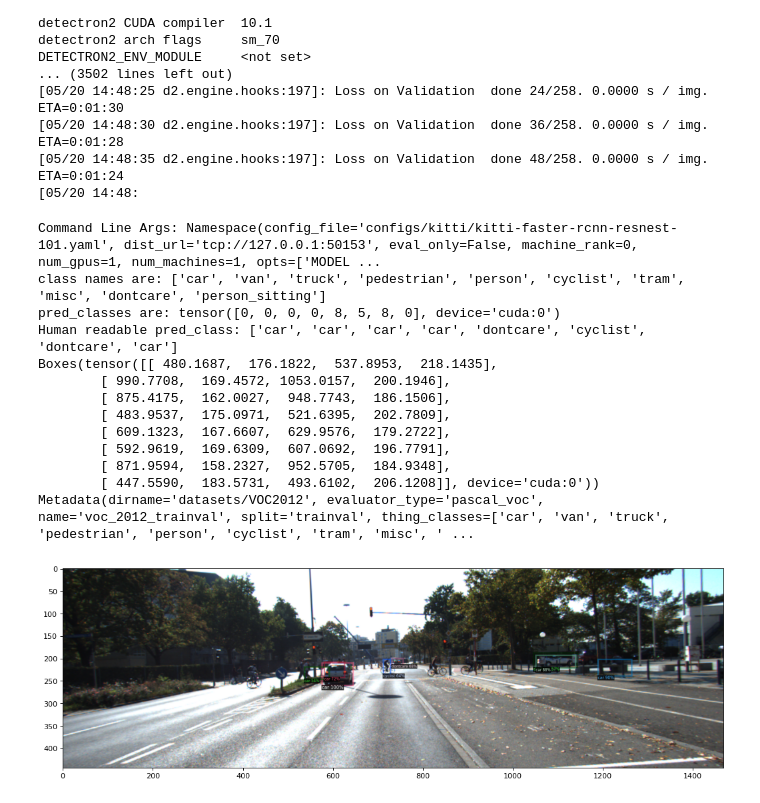
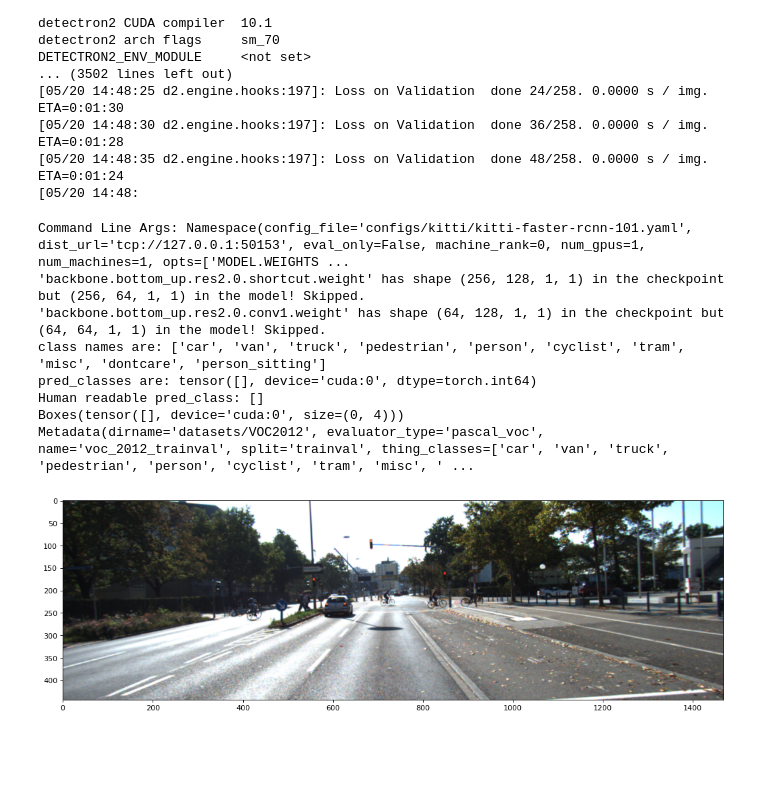
Before and after one commit to lk-chen/cs231n_project, a Jupyter notebook: try_zhanghang_detectron2.ipynb, the cells around one changed output. Saved outputs shown, nothing was run; the diff lists cells and outputs as text; code cells hidden in the pictures; blank space fills up the shorter version.

```diff
--- a/try_zhanghang_detectron2.ipynb
+++ b/try_zhanghang_detectron2.ipynb
@@ -81,28 +89,23 @@ DETECTRON2_ENV_MODULE     <not set>
 # %%
 # Visualize
 !(cd detectron2-ResNeSt/ && python3 tools/train_kitti.py \
-  --config-file configs/kitti/kitti-faster-rcnn-resnest-101.yaml MODEL.WEIGHTS ../resnest_101.pth)
+  --config-file configs/kitti/kitti-faster-rcnn-101.yaml MODEL.WEIGHTS ../rcnn_101.pth)
 
 
 import matplotlib.pyplot as plt
 import matplotlib.image as mpimg
 from matplotlib.pyplot import figure
 figure(num=None, figsize=(16, 16), dpi=80, facecolor='w', edgecolor='k')
 img=mpimg.imread('detectron2-ResNeSt/prediction.png')
 imgplot = plt.imshow(img)
 plt.show()
 # %% [output]
-Command Line Args: Namespace(config_file='configs/kitti/kitti-faster-rcnn-resnest-101.yaml', dist_url='tcp://127.0.0.1:50153', eval_only=False, machine_rank=0, num_gpus=1, num_machines=1, opts=['MODEL ...
+Command Line Args: Namespace(config_file='configs/kitti/kitti-faster-rcnn-101.yaml', dist_url='tcp://127.0.0.1:50153', eval_only=False, machine_rank=0, num_gpus=1, num_machines=1, opts=['MODEL.WEIGHTS ...
+'backbone.bottom_up.res2.0.shortcut.weight' has shape (256, 128, 1, 1) in the checkpoint but (256, 64, 1, 1) in the model! Skipped.
+'backbone.bottom_up.res2.0.conv1.weight' has shape (64, 128, 1, 1) in the checkpoint but (64, 64, 1, 1) in the model! Skipped.
 class names are: ['car', 'van', 'truck', 'pedestrian', 'person', 'cyclist', 'tram', 'misc', 'dontcare', 'person_sitting']
-pred_classes are: tensor([0, 0, 0, 0, 8, 5, 8, 0], device='cuda:0')
-Human readable pred_class: ['car', 'car', 'car', 'car', 'dontcare', 'cyclist', 'dontcare', 'car']
-Boxes(tensor([[ 480.1687,  176.1822,  537.8953,  218.1435],
-        [ 990.7708,  169.4572, 1053.0157,  200.1946],
-        [ 875.4175,  162.0027,  948.7743,  186.1506],
-        [ 483.9537,  175.0971,  521.6395,  202.7809],
-        [ 609.1323,  167.6607,  629.9576,  179.2722],
-        [ 592.9619,  169.6309,  607.0692,  196.7791],
-        [ 871.9594,  158.2327,  952.5705,  184.9348],
-        [ 447.5590,  183.5731,  493.6102,  206.1208]], device='cuda:0'))
+pred_classes are: tensor([], device='cuda:0', dtype=torch.int64)
+Human readable pred_class: []
+Boxes(tensor([], device='cuda:0', size=(0, 4)))
 Metadata(dirname='datasets/VOC2012', evaluator_type='pascal_voc', name='voc_2012_trainval', split='trainval', thing_classes=['car', 'van', 'truck', 'pedestrian', 'person', 'cyclist', 'tram', 'misc', ' ...
-[figure, old version]
+[figure, new version]
```
Also changed, not shown: parts of 2 cells of this notebook, 2 other files.
